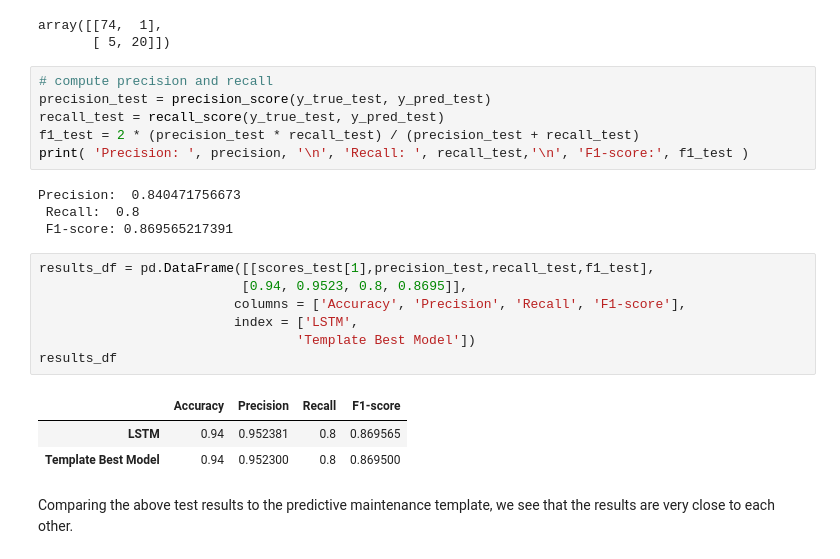
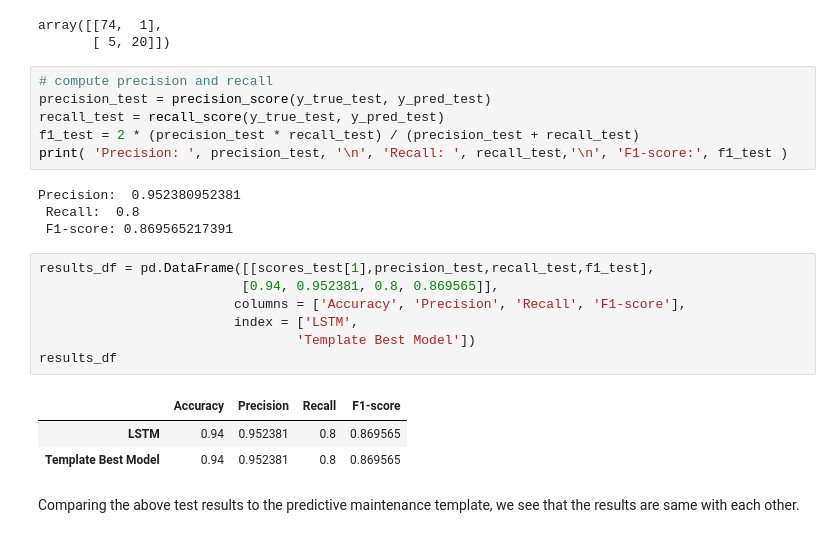
Before and after one commit to Azure/lstms_for_predictive_maintenance, a Jupyter notebook: Predictive Maintenance Template vs Deep Learning.ipynb, the cells around one changed output. Saved outputs shown, nothing was run; the diff lists cells and outputs as text.

```diff
--- a/Predictive Maintenance Template vs Deep Learning.ipynb
+++ b/Predictive Maintenance Template vs Deep Learning.ipynb
@@ -414,21 +414,21 @@ array([[74,  1],
 precision_test = precision_score(y_true_test, y_pred_test)
 recall_test = recall_score(y_true_test, y_pred_test)
 f1_test = 2 * (precision_test * recall_test) / (precision_test + recall_test)
-print( 'Precision: ', precision, '\n', 'Recall: ', recall_test,'\n', 'F1-score:', f1_test )
+print( 'Precision: ', precision_test, '\n', 'Recall: ', recall_test,'\n', 'F1-score:', f1_test )
 # %% [output]
-Precision:  0.840471756673
+Precision:  0.952380952381
  Recall:  0.8
  F1-score: 0.869565217391
 # %%
 results_df = pd.DataFrame([[scores_test[1],precision_test,recall_test,f1_test],
-                          [0.94, 0.9523, 0.8, 0.8695]],
+                          [0.94, 0.952381, 0.8, 0.869565]],
                          columns = ['Accuracy', 'Precision', 'Recall', 'F1-score'],
                          index = ['LSTM',
                                  'Template Best Model'])
 results_df
 # %% [output]
 |  | Accuracy | Precision | Recall | F1-score |
 | LSTM | 0.94 | 0.952381 | 0.8 | 0.869565 |
-| Template Best Model | 0.94 | 0.952300 | 0.8 | 0.869500 |
+| Template Best Model | 0.94 | 0.952381 | 0.8 | 0.869565 |
 # %% [markdown]
-Comparing the above test results to the predictive maintenance template, we see that the results are very close to each other.
+Comparing the above test results to the predictive maintenance template, we see that the results are same with each other.
```
